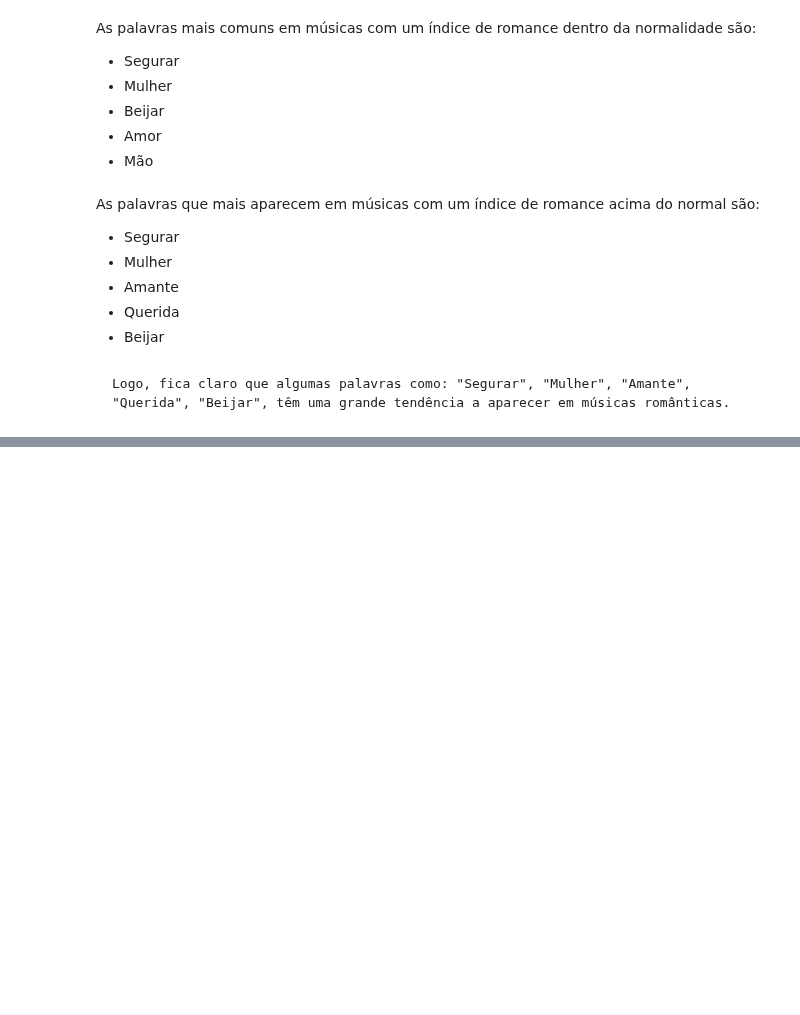
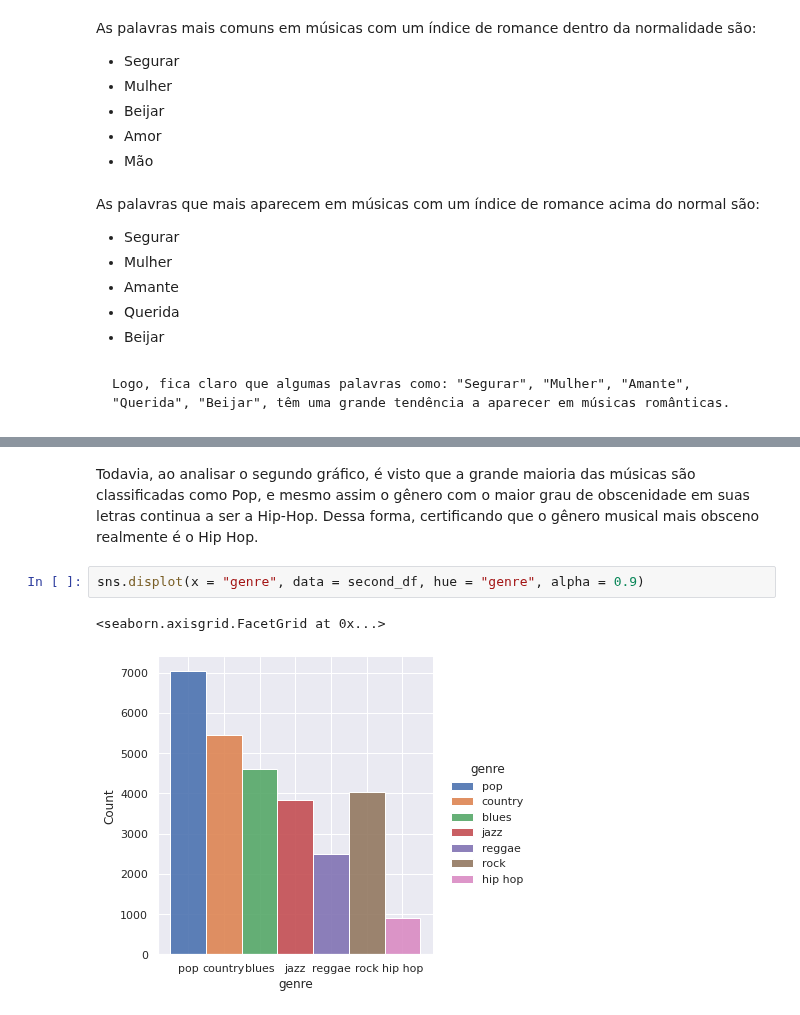
Before and after one commit to viniciusolzon/Music_Analysis, a Jupyter notebook: final_project.ipynb, the cells around one changed output, grey strips where cells are left out. Drawn from its saved outputs; the diff is of its cells as text; blank space fills up the shorter version.

```diff
--- a/final_project.ipynb
+++ b/final_project.ipynb
@@ -397,0 +412,7 @@ As palavras que mais aparecem em músicas com um índice de romance acima do nor
+# %% [markdown]
+Todavia, ao analisar o segundo gráfico, é visto que a grande maioria das músicas são classificadas como Pop, e mesmo assim o gênero com o maior grau de obscenidade em suas letras continua a ser a Hip-Hop. Dessa forma, certificando que o gênero musical mais obsceno realmente é o Hip Hop.
+# %%
+sns.displot(x = "genre", data = second_df, hue = "genre", alpha = 0.9)
+# %% [output]
+<seaborn.axisgrid.FacetGrid at 0x...>
+[figure, added]
```
Also changed, not shown: parts of 18 cells of this notebook.
